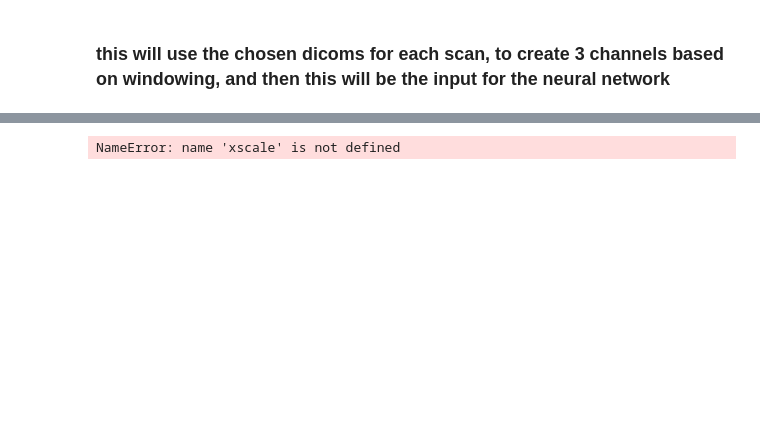
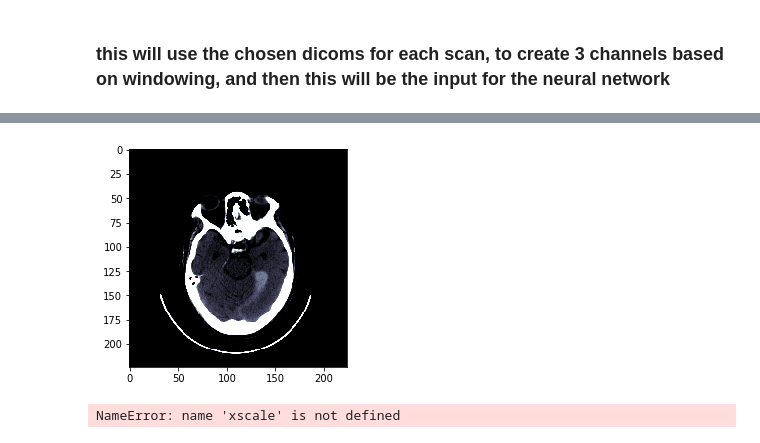
Before and after one commit to PinheiroRodrigo/StrokeDetection, a Jupyter notebook: WindowingChannels.ipynb, the cells around one changed output, grey strips where cells are left out. Cells and saved outputs as stored; diff of their text form; code cells hidden in the pictures; blank space fills up the shorter version.

```diff
--- a/WindowingChannels.ipynb
+++ b/WindowingChannels.ipynb
@@ -87,3 +109,8 @@ plt.show()
+# %%
+plt.imshow(test, cmap=plt.cm.bone)
+plt.show()
+# %% [output]
+[figure, added]
 # %%
 # root_dir = "/home/rodrigo/processed-dataset/"
 # root_dir = "/home/rodrigo/Batch/"
```
Also changed, not shown: parts of 4 cells of this notebook, 5 other files.
